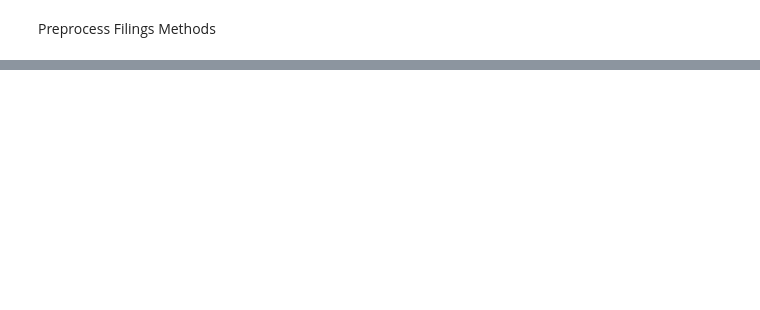
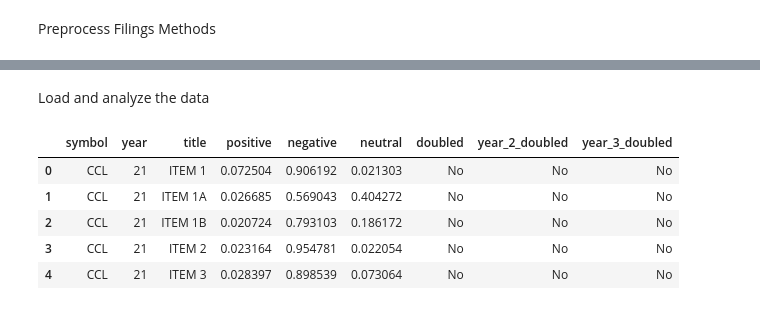
Before and after one commit to inactdev/CS668, a Jupyter notebook: Deep_Value_Funnel.ipynb, the cells around one changed output, grey strips where cells are left out. Cells and saved outputs as stored; diff of their text form; code cells hidden in the pictures; blank space fills up the shorter version.

```diff
--- a/Deep_Value_Funnel.ipynb
+++ b/Deep_Value_Funnel.ipynb
@@ -317,0 +636,13 @@ display(df)
+# %% [markdown]
+Load and analyze the data
+# %%
+sentiment_data = pandas.read_csv('/content/drive/My Drive/Pace/SEC Filings/dataset.csv')
+
+display(sentiment_data.head())
+# %% [output]
+|  | symbol | year | title | positive | negative | neutral | doubled | year_2_doubled | year_3_doubled |
+| 0 | CCL | 21 | ITEM 1 | 0.072504 | 0.906192 | 0.021303 | No | No | No |
+| 1 | CCL | 21 | ITEM 1A | 0.026685 | 0.569043 | 0.404272 | No | No | No |
+| 2 | CCL | 21 | ITEM 1B | 0.020724 | 0.793103 | 0.186172 | No | No | No |
+| 3 | CCL | 21 | ITEM 2 | 0.023164 | 0.954781 | 0.022054 | No | No | No |
+| 4 | CCL | 21 | ITEM 3 | 0.028397 | 0.898539 | 0.073064 | No | No | No |
```
Also changed, not shown: parts of 67 cells of this notebook.
